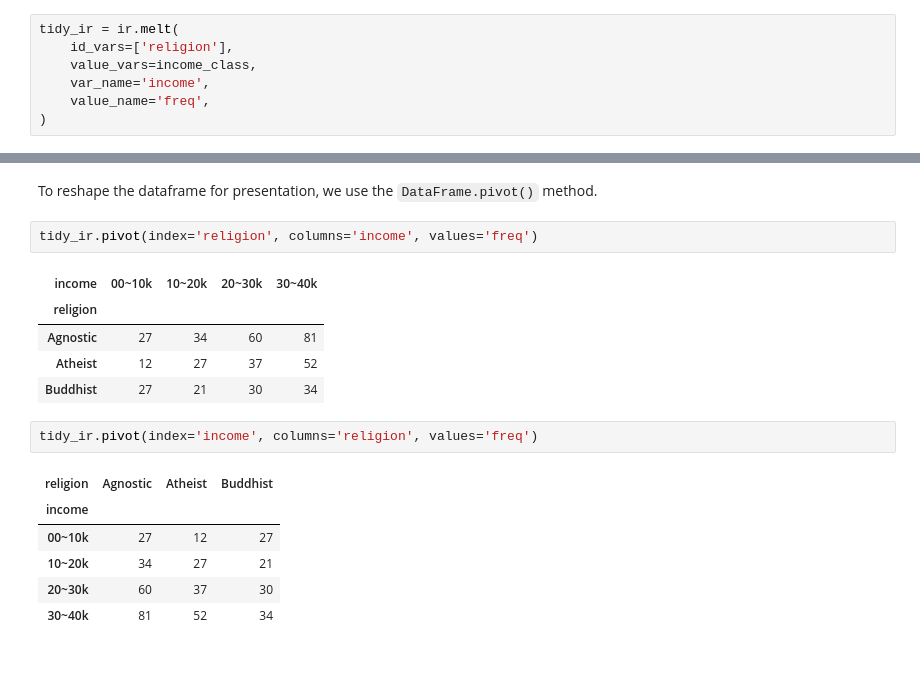
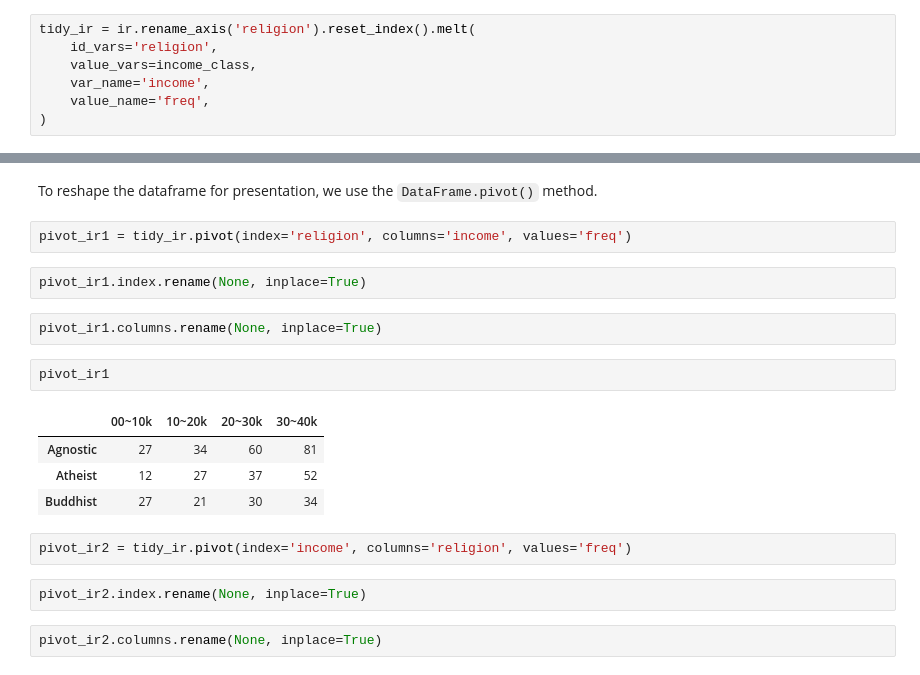
Before and after one commit to toshiro-en-miyamoto/dsci, a Jupyter notebook: basics/tidying-data.ipynb, the cells around one changed output, grey strips where cells are left out. Cells and saved outputs as stored; diff of their text form.

```diff
--- a/basics/tidying-data.ipynb
+++ b/basics/tidying-data.ipynb
@@ -146,8 +153,8 @@ ir.melt(
 # %% [markdown]
 To better reflect their roles in this dataset, the variable column has been renamed to `income`, and the value column to `freq`.
 # %%
-tidy_ir = ir.melt(
-    id_vars=['religion'],
+tidy_ir = ir.rename_axis('religion').reset_index().melt(
+    id_vars='religion',
     value_vars=income_class,
     var_name='income',
     value_name='freq',
@@ -193,19 +200,21 @@ sns.catplot(
 # %% [markdown]
 To reshape the dataframe for presentation, we use the `DataFrame.pivot()` method.
 # %%
-tidy_ir.pivot(index='religion', columns='income', values='freq')
+pivot_ir1 = tidy_ir.pivot(index='religion', columns='income', values='freq')
-# %% [output]
-| income | 00~10k | 10~20k | 20~30k | 30~40k |
-| religion |  |  |  |  |
-| Agnostic | 27 | 34 | 60 | 81 |
-| Atheist | 12 | 27 | 37 | 52 |
-| Buddhist | 27 | 21 | 30 | 34 |
+# %%
+pivot_ir1.index.rename(None, inplace=True)
+# %%
+pivot_ir1.columns.rename(None, inplace=True)
+# %%
+pivot_ir1
+# %% [output]
+|  | 00~10k | 10~20k | 20~30k | 30~40k |
+| Agnostic | 27 | 34 | 60 | 81 |
+| Atheist | 12 | 27 | 37 | 52 |
+| Buddhist | 27 | 21 | 30 | 34 |
 # %%
-tidy_ir.pivot(index='income', columns='religion', values='freq')
+pivot_ir2 = tidy_ir.pivot(index='income', columns='religion', values='freq')
-# %% [output]
-| religion | Agnostic | Atheist | Buddhist |
-| income |  |  |  |
-| 00~10k | 27 | 12 | 27 |
-| 10~20k | 34 | 27 | 21 |
-| 20~30k | 60 | 37 | 30 |
-| 30~40k | 81 | 52 | 34 |
+# %%
+pivot_ir2.index.rename(None, inplace=True)
+# %%
+pivot_ir2.columns.rename(None, inplace=True)
```
Also changed, not shown: parts of 10 cells of this notebook.
